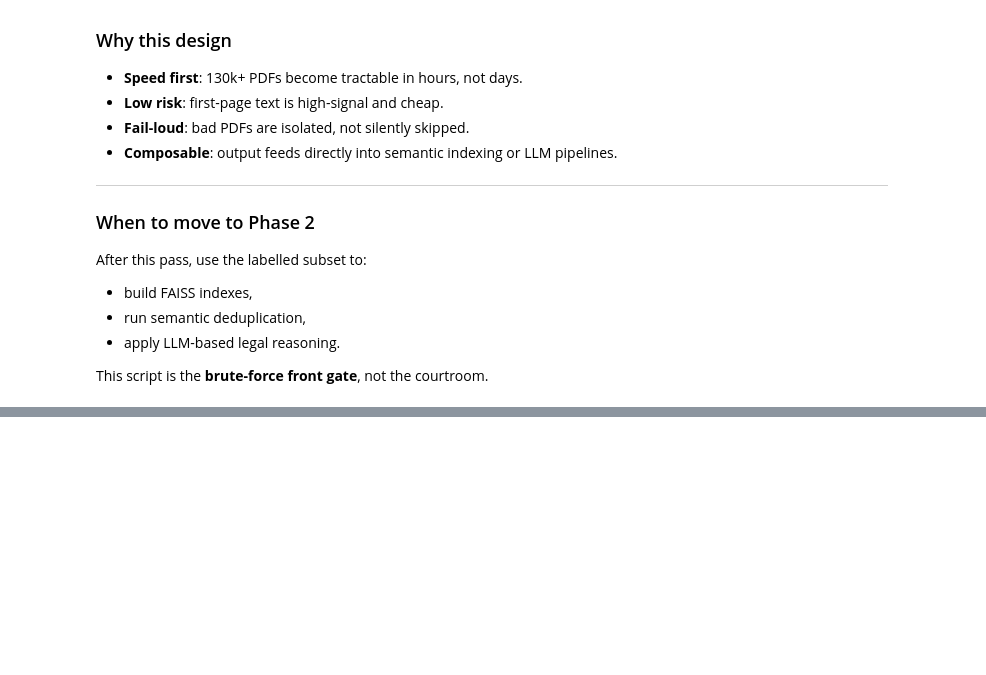
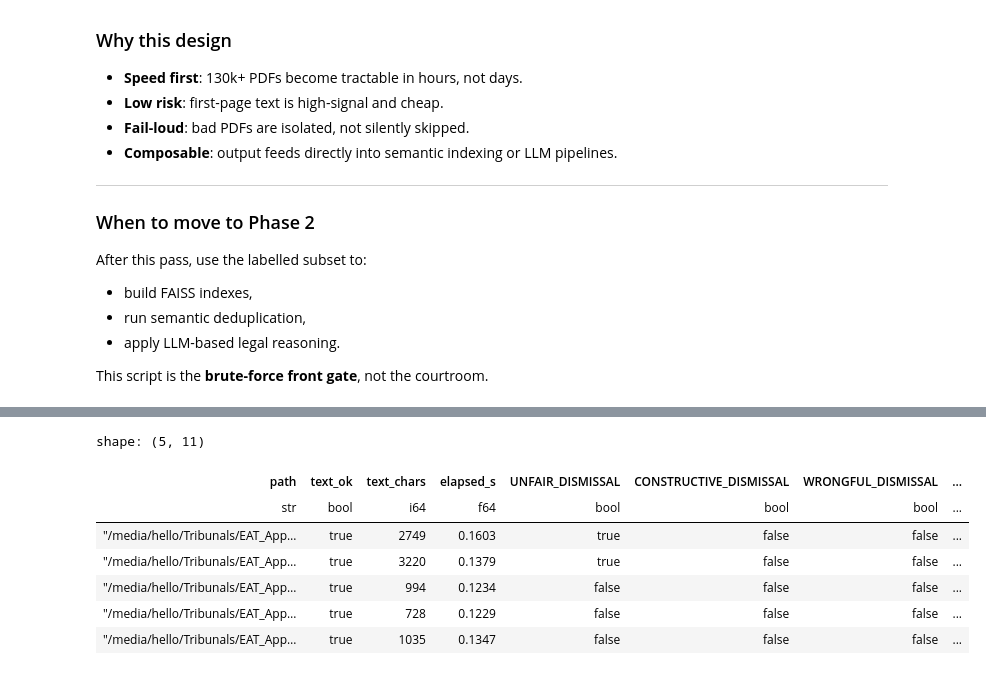
Before and after one commit to LeonardoBBG/Appeal_reader, a Jupyter notebook: runner.ipynb, the cells around one changed output, grey strips where cells are left out. Saved outputs shown, nothing was run; the diff lists cells and outputs as text; code cells hidden in the pictures; blank space fills up the shorter version.

Commit message:
changing remote index

```diff
--- a/runner.ipynb
+++ b/runner.ipynb
@@ -720,13 +759,22 @@ if __name__ == "__main__":
 # %%
 import polars as pl
 
-path = "/home/hello/Appeal_reader/indexes/ET/labels__ET.jsonl"
+path = "/home/hello/Appeal_reader/indexes/EAT/labels__EAT.jsonl"
 
 df = pl.read_ndjson(path)
 
 label_cols = df.select("labels").schema["labels"].fields  # list of StructField
 names = [f.name for f in label_cols]
 
 df = df.with_columns([pl.col("labels").struct.field(n).alias(n) for n in names]).drop("labels")
 
 df.head()
+# %% [output]
+shape: (5, 11)
+| path | text_ok | text_chars | elapsed_s | UNFAIR_DISMISSAL | CONSTRUCTIVE_DISMISSAL | WRONGFUL_DISMISSAL | ... |
+| str | bool | i64 | f64 | bool | bool | bool | ... |
+| "/media/hello/Tribunals/EAT_App… | true | 2749 | 0.1603 | true | false | false | ... |
+| "/media/hello/Tribunals/EAT_App… | true | 3220 | 0.1379 | true | false | false | ... |
+| "/media/hello/Tribunals/EAT_App… | true | 994 | 0.1234 | false | false | false | ... |
+| "/media/hello/Tribunals/EAT_App… | true | 728 | 0.1229 | false | false | false | ... |
+| "/media/hello/Tribunals/EAT_App… | true | 1035 | 0.1347 | false | false | false | ... |
```
Also changed, not shown: parts of 4 cells of this notebook, 8 other files.
